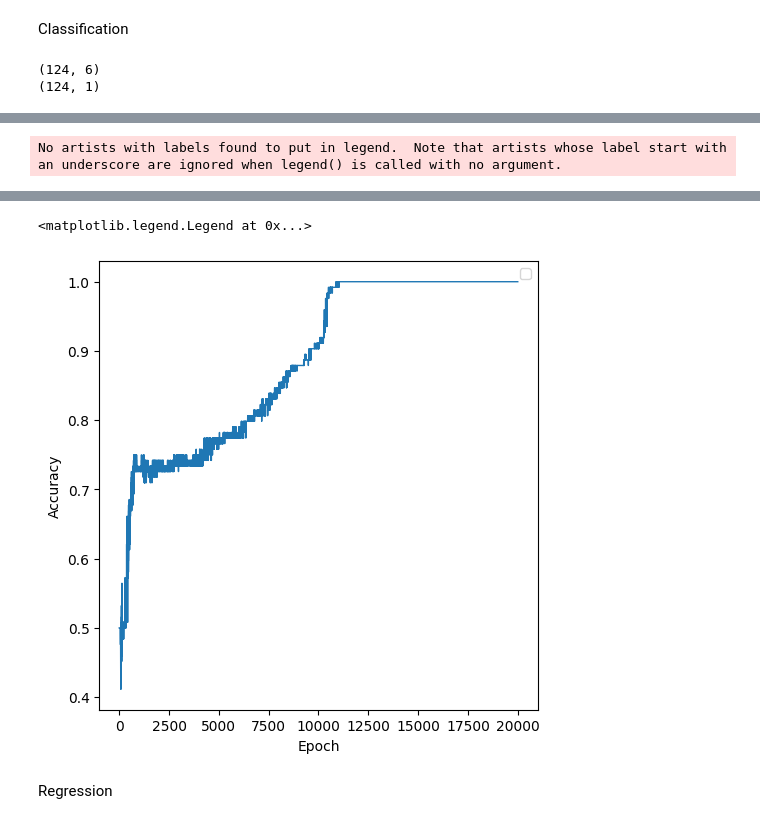
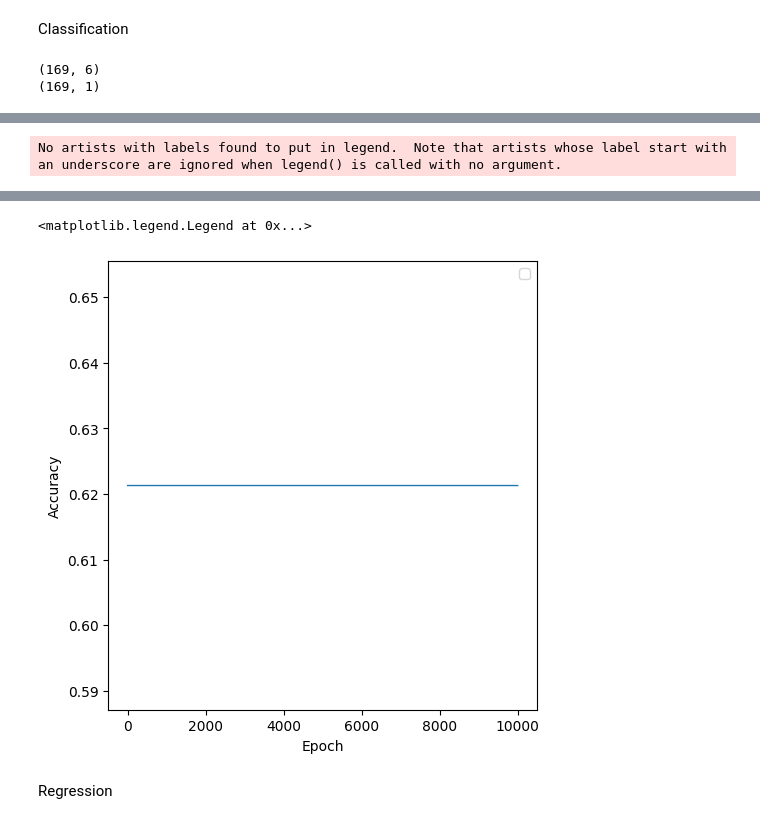
Before and after one commit to DreRnc/MLx2, a Jupyter notebook: main.ipynb, the cells around one changed output, grey strips where cells are left out. Drawn from its saved outputs; the diff is of its cells as text; code cells hidden in the pictures.

```diff
--- a/main.ipynb
+++ b/main.ipynb
@@ -15,7 +15,7 @@ from src.EarlyStopping import EarlyStopping
 Classification
 # %%
 path = os.getcwd()
-file = '/data/monks-1.train'
+file = '/data/monks-2.train'
 
 
 labels = ['class','x1','x2','x3','x4','x5','x6']
@@ -25,15 +25,19 @@ X, y_true = load_monk(path+file)
 print(X.shape)
 print(y_true.shape)
 # %% [output]
-(124, 6)
-(124, 1)
+(169, 6)
+(169, 1)
 # %%
-mlp = MLP([4], 6, 1, task = "classification")
+mlp = MLP([20], 6, 1, task = "classification", activation_function='sigm')
 
-learning_curve = mlp.fit(X, y_true, n_epochs = 20000, batch_size = 20, error = "NLL")
+learning_curve = mlp.fit(X, y_true, n_epochs = 10000, batch_size = 10, error = "NLL", verbose = True, regularization='l2', alpha_l2 = 0.001)
+
+file = '/data/monks-2.test'
+X, y = load_monk(path+file)
+print(f"Accuracy on test set 2: {mlp.evaluate_model(X,y)}")
 
 fig, ax = plt.subplots(figsize=(5, 5), layout='constrained')
-ax.plot(range(20000), learning_curve, linewidth = 1)
+ax.plot(range(10000), learning_curve, linewidth = 1)
 ax.set_xlabel('Epoch')
 ax.set_ylabel("Accuracy")
 ax.legend()
@@ -76,5 +71,5 @@ Epoch 19999: accuracy = 1.0
 <matplotlib.legend.Legend at 0x...>
-[figure, old version]
+[figure, new version]
 # %% [markdown]
 Regression
 # %%
```
Also changed, not shown: parts of 3 cells of this notebook, 4 other files.
